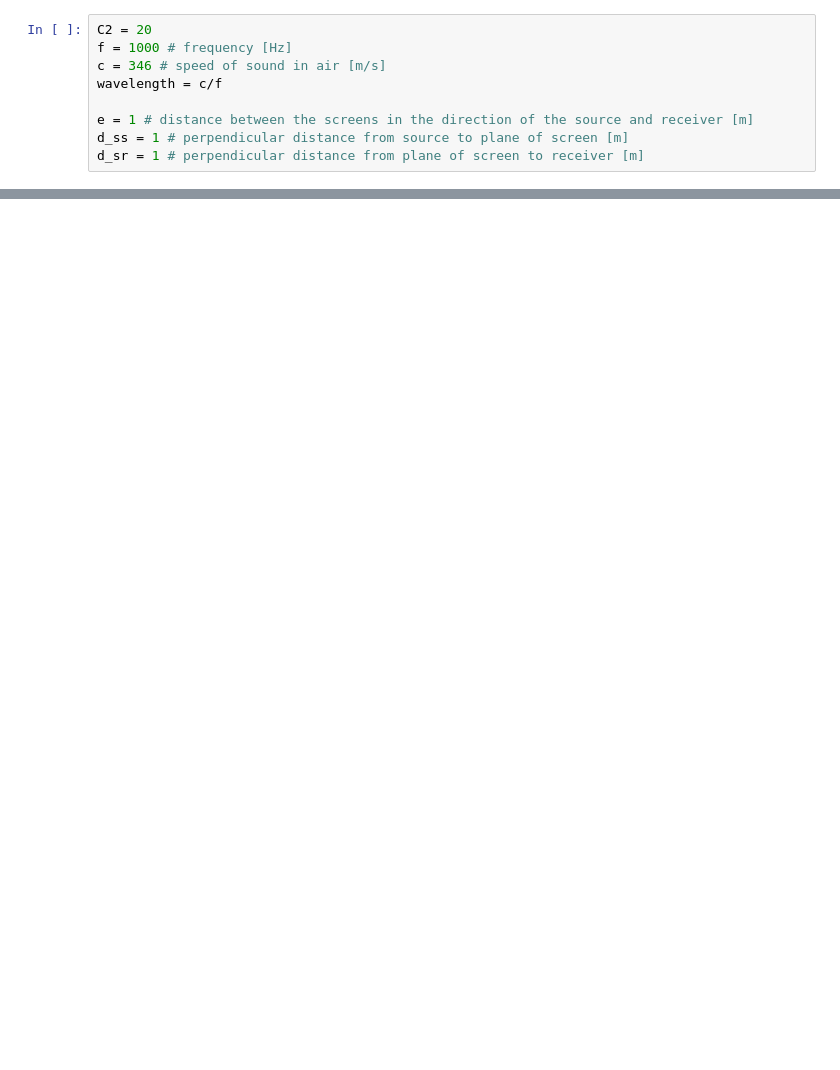
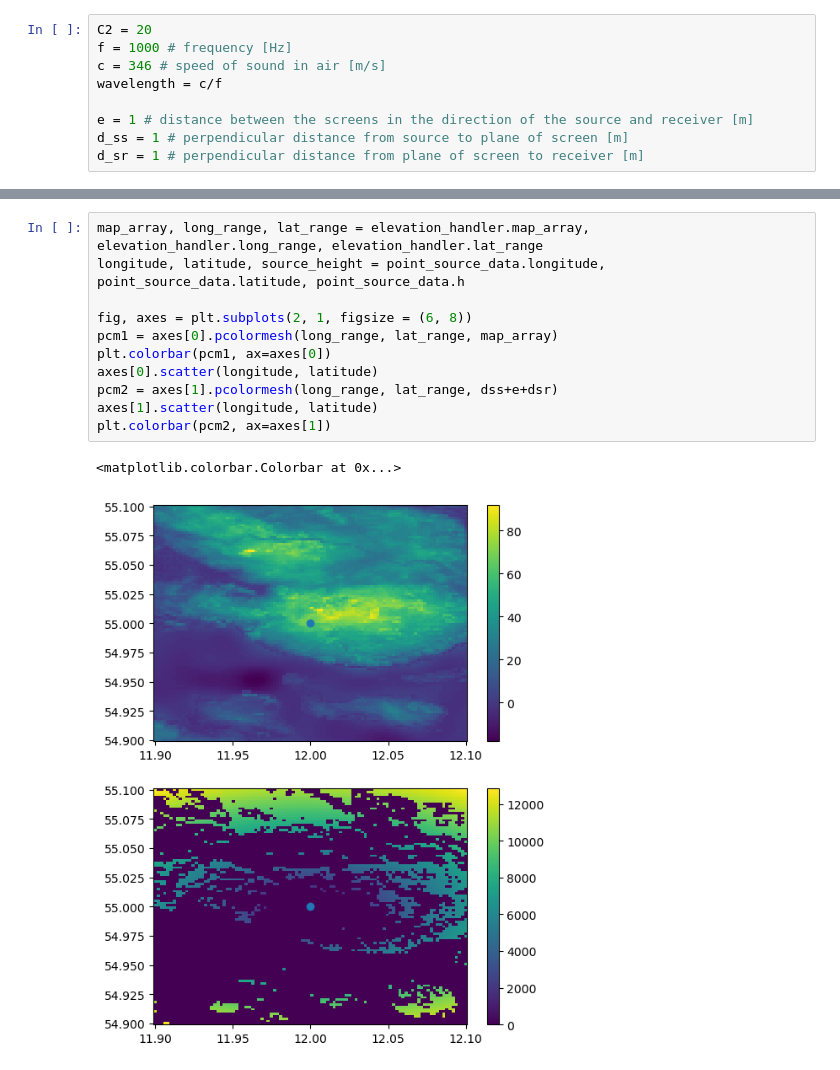
Before and after one commit to FPWRasmussen/DTU-Special-Course, a Jupyter notebook: src/noise/barrier_attenuation.ipynb, the cells around one changed output, grey strips where cells are left out. Saved outputs shown, nothing was run; the diff lists cells and outputs as text; blank space fills up the shorter version.

```diff
--- a/src/noise/barrier_attenuation.ipynb
+++ b/src/noise/barrier_attenuation.ipynb
@@ -187,0 +90,14 @@ d, ds = diffraction_data(elevation_handler, source_array)
+# %%
+map_array, long_range, lat_range = elevation_handler.map_array, elevation_handler.long_range, elevation_handler.lat_range
+longitude, latitude, source_height = point_source_data.longitude, point_source_data.latitude, point_source_data.h
+
+fig, axes = plt.subplots(2, 1, figsize = (6, 8))
+pcm1 = axes[0].pcolormesh(long_range, lat_range, map_array)
+plt.colorbar(pcm1, ax=axes[0])
+axes[0].scatter(longitude, latitude)
+pcm2 = axes[1].pcolormesh(long_range, lat_range, dss+e+dsr)
+axes[1].scatter(longitude, latitude)
+plt.colorbar(pcm2, ax=axes[1])
+# %% [output]
+<matplotlib.colorbar.Colorbar at 0x...>
+[figure, added]
```
Also changed, not shown: parts of 11 cells of this notebook, 10 other files.
